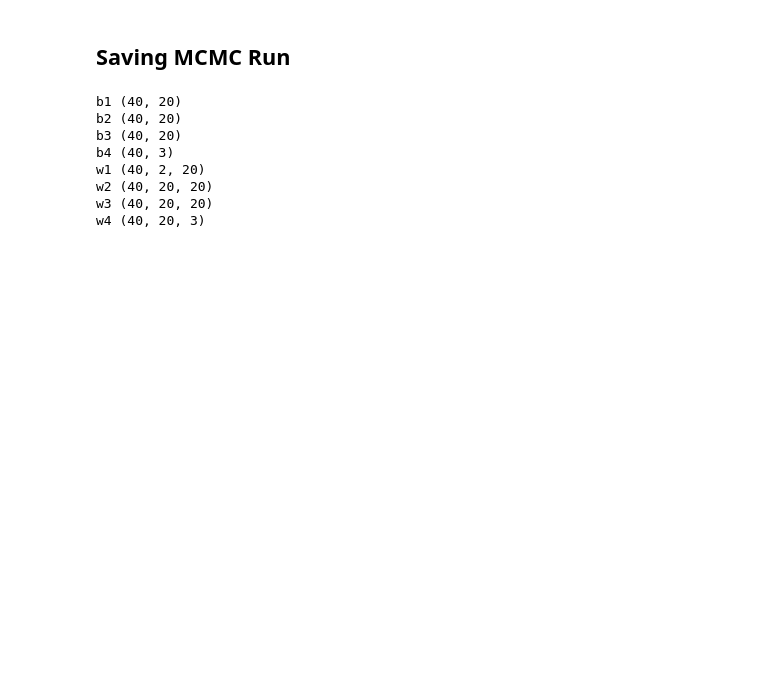
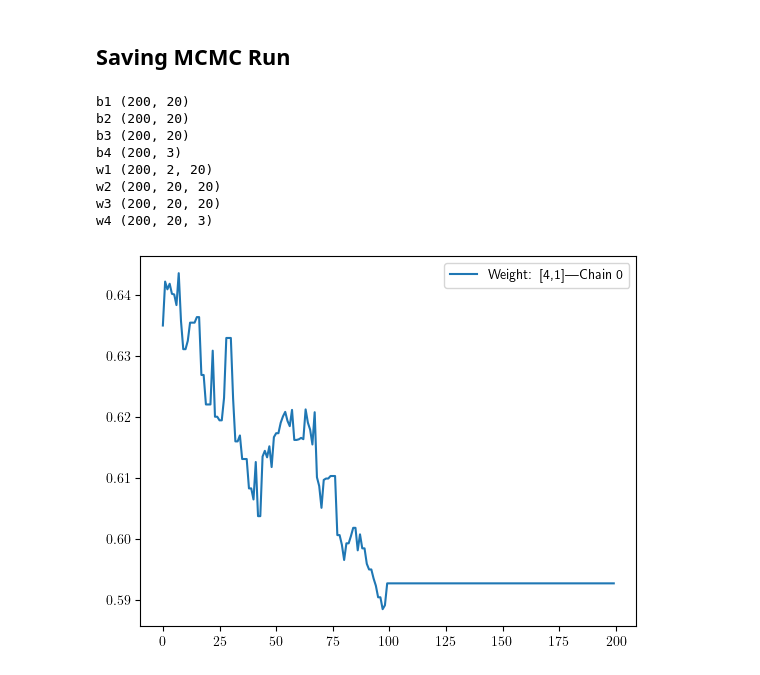
Before and after one commit to Crashprn/UncertaintyQuantification, a Jupyter notebook: MCMC_Jax.ipynb, the cells around one changed output. Cells and saved outputs as stored; diff of their text form; code cells hidden in the pictures; blank space fills up the shorter version.

```diff
--- a/MCMC_Jax.ipynb
+++ b/MCMC_Jax.ipynb
@@ -156,42 +156,43 @@ save_prefix = f"HMC_{mcmc_params['num_warmup']}_{mcmc_params['num_samples']}_{nu
 
 save_numpyro_mcmc(mcmc, hmc_checkpoints, save_prefix)
 # %%
-saves = "Model_Checkpoints/HMC/HMC_20_20_2500"
-num_samples = 3
+saves = "Model_Checkpoints/HMC/HMC_100_100_5000"
+num_samples = 2
 samples = []
 for i in range(num_samples):
     sample = pickle.load(open(saves+f"_samples_{i}.pickle", "rb"))
     samples.append(sample)
 
 samples_dict = {}
 
 for i in range(num_samples):
     for key, value in samples[i].items():
         if key in samples_dict:
             samples_dict[key] = jnp.concatenate((samples_dict[key], value))
         else:
             samples_dict[key] = value
 
 for key, value in samples_dict.items():
     print(key, value.shape)
 
 import matplotlib.pyplot as plt
 
-params = samples['w1']
+params = samples_dict['w1']
 
 ind1 = 4
 ind2 = 1
 for i in range(1):
-    plt.plot(params[i, :, ind1, ind2].cpu().numpy(), label=f"Weight: [{ind1},{ind2}]---Chain {i}")
+    plt.plot(params[:, ind1, ind2], label=f"Weight: [{ind1},{ind2}]---Chain {i}")
 
 plt.legend()
 plt.show()
 # %% [output]
-b1 (40, 20)
-b2 (40, 20)
-b3 (40, 20)
-b4 (40, 3)
-w1 (40, 2, 20)
-w2 (40, 20, 20)
-w3 (40, 20, 20)
-w4 (40, 20, 3)
+b1 (200, 20)
+b2 (200, 20)
+b3 (200, 20)
+b4 (200, 3)
+w1 (200, 2, 20)
+w2 (200, 20, 20)
+w3 (200, 20, 20)
+w4 (200, 20, 3)
+[figure, added]
```
Also changed, not shown: parts of 1 cell of this notebook, 1 other file.
